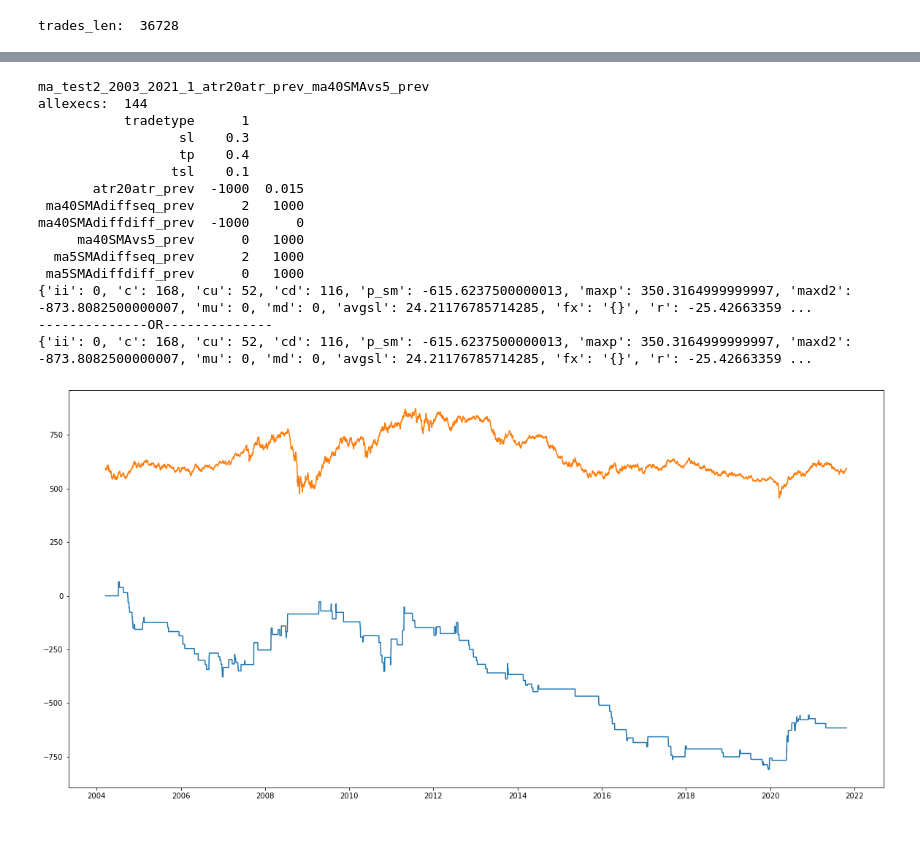
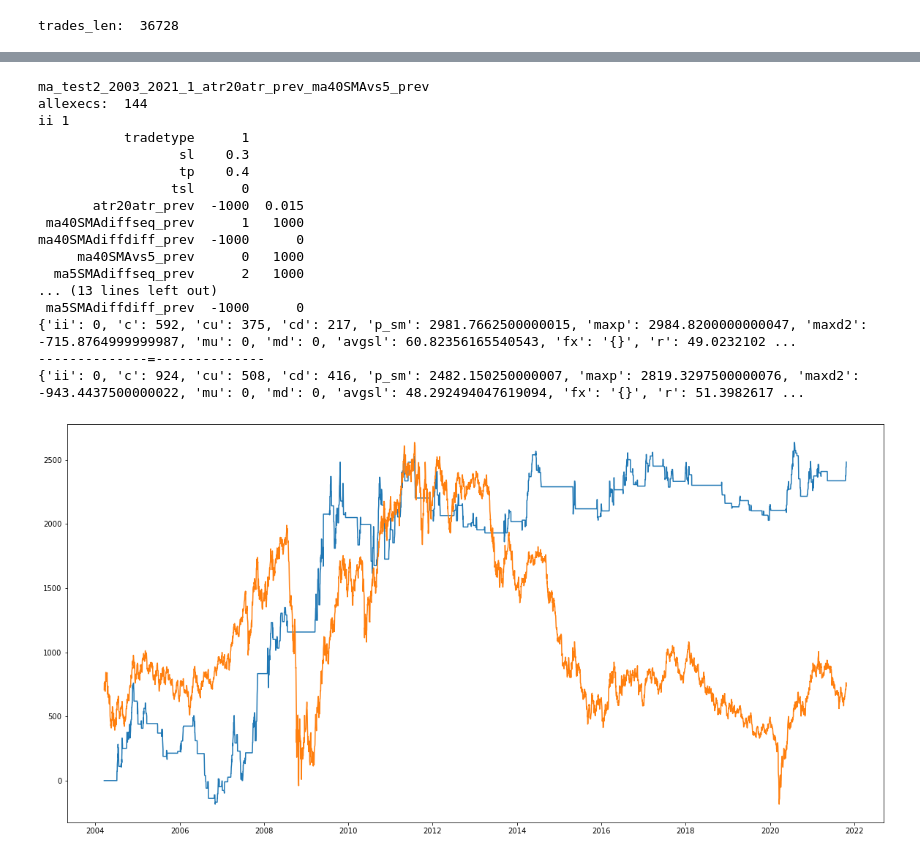
Before and after one commit to ai357060/flower, a Jupyter notebook: wm/SMAExperiment_test2.ipynb, the cells around one changed output, grey strips where cells are left out. Saved outputs shown, nothing was run; the diff lists cells and outputs as text; code cells hidden in the pictures.

Commit message:
plot from text fx

```diff
--- a/wm/SMAExperiment_test2.ipynb
+++ b/wm/SMAExperiment_test2.ipynb
@@ -177,27 +177,29 @@ duration:       0:00:00.489080
 # %%
 importlib.reload(tradestats)
 from tradestats import *
 # for i in [10,14,20,30,40]:
 for i in [20]:
     atrperiod = 'atr'+str(i)+'atr_prev'
-    fxs=runstats_test2(alltrades,'40',atrperiod,sl,tp,tsl,[30])
+    fxs=runstats_test2(alltrades,'40',atrperiod,sl,tp,tsl,[94,1])
 
 sub = calcandplot(alltrades,fxs)
 # %% [output]
 ma_test2_2003_2021_1_atr20atr_prev_ma40SMAvs5_prev
 allexecs:  144
+ii 1
            tradetype      1
                   sl    0.3
                   tp    0.4
-                 tsl    0.1
+                 tsl      0
        atr20atr_prev  -1000  0.015
- ma40SMAdiffseq_prev      2   1000
+ ma40SMAdiffseq_prev      1   1000
 ma40SMAdiffdiff_prev  -1000      0
      ma40SMAvs5_prev      0   1000
   ma5SMAdiffseq_prev      2   1000
- ma5SMAdiffdiff_prev      0   1000
-{'ii': 0, 'c': 168, 'cu': 52, 'cd': 116, 'p_sm': -615.6237500000013, 'maxp': 350.3164999999997, 'maxd2': -873.8082500000007, 'mu': 0, 'md': 0, 'avgsl': 24.21176785714285, 'fx': '{}', 'r': -25.42663359 ...
---------------OR--------------
-{'ii': 0, 'c': 168, 'cu': 52, 'cd': 116, 'p_sm': -615.6237500000013, 'maxp': 350.3164999999997, 'maxd2': -873.8082500000007, 'mu': 0, 'md': 0, 'avgsl': 24.21176785714285, 'fx': '{}', 'r': -25.42663359 ...
+... (13 lines left out)
+ ma5SMAdiffdiff_prev  -1000      0
+{'ii': 0, 'c': 592, 'cu': 375, 'cd': 217, 'p_sm': 2981.7662500000015, 'maxp': 2984.8200000000047, 'maxd2': -715.8764999999987, 'mu': 0, 'md': 0, 'avgsl': 60.82356165540543, 'fx': '{}', 'r': 49.0232102 ...
+--------------=--------------
+{'ii': 0, 'c': 924, 'cu': 508, 'cd': 416, 'p_sm': 2482.150250000007, 'maxp': 2819.3297500000076, 'maxd2': -943.4437500000022, 'mu': 0, 'md': 0, 'avgsl': 48.292494047619094, 'fx': '{}', 'r': 51.3982617 ...
-[figure, old version]
+[figure, new version]
 # %%
```
Also changed, not shown: parts of 8 cells of this notebook, 1 other file.
